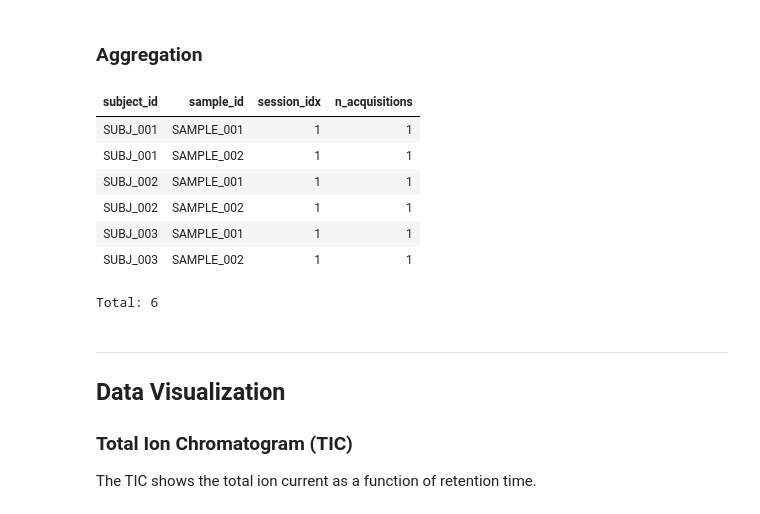
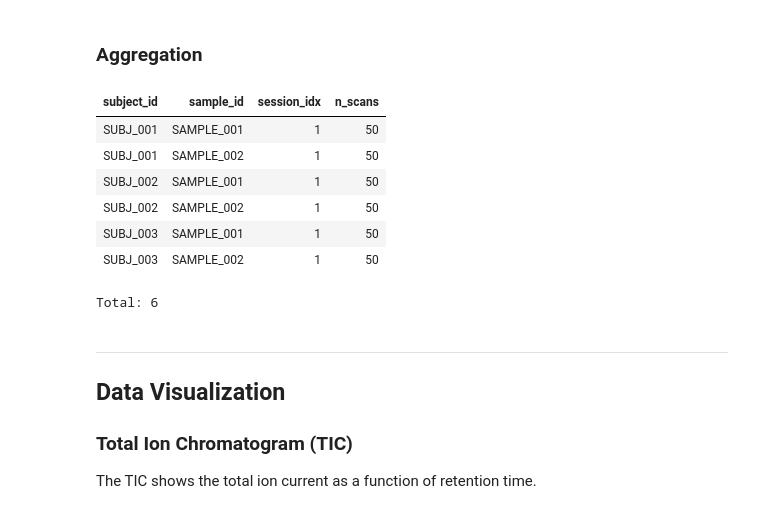
Before and after one commit to datajoint/lcms-demo, a Jupyter notebook: notebooks/03_query.ipynb, the cells around one changed output. Cells and saved outputs as stored; diff of their text form; code cells hidden in the pictures.

Commit message:
fix: Aggregate scans per session in query notebook
Count Acquisition.Scan entries per session (50 scans each).

Co-Authored-By: Claude Opus 4.5 <noreply@anthropic.com>

```diff
--- a/notebooks/03_query.ipynb
+++ b/notebooks/03_query.ipynb
@@ -107,16 +107,16 @@ Total: 8
 # %% [markdown]
 ### Aggregation
 # %%
-# Count acquisitions per session
-session.Session.aggr(scan.Acquisition, n_acquisitions="count(*)")
+# Count scans per session
+session.Session.aggr(scan.Acquisition.Scan, n_scans="count(*)")
 # %% [output]
-| subject_id | sample_id | session_idx | n_acquisitions |
-| SUBJ_001 | SAMPLE_001 | 1 | 1 |
-| SUBJ_001 | SAMPLE_002 | 1 | 1 |
-| SUBJ_002 | SAMPLE_001 | 1 | 1 |
-| SUBJ_002 | SAMPLE_002 | 1 | 1 |
-| SUBJ_003 | SAMPLE_001 | 1 | 1 |
-| SUBJ_003 | SAMPLE_002 | 1 | 1 |
+| subject_id | sample_id | session_idx | n_scans |
+| SUBJ_001 | SAMPLE_001 | 1 | 50 |
+| SUBJ_001 | SAMPLE_002 | 1 | 50 |
+| SUBJ_002 | SAMPLE_001 | 1 | 50 |
+| SUBJ_002 | SAMPLE_002 | 1 | 50 |
+| SUBJ_003 | SAMPLE_001 | 1 | 50 |
+| SUBJ_003 | SAMPLE_002 | 1 | 50 |
 Total: 6
 # %% [markdown]
 ---
```
Also changed, not shown: parts of 1 cell of this notebook.
